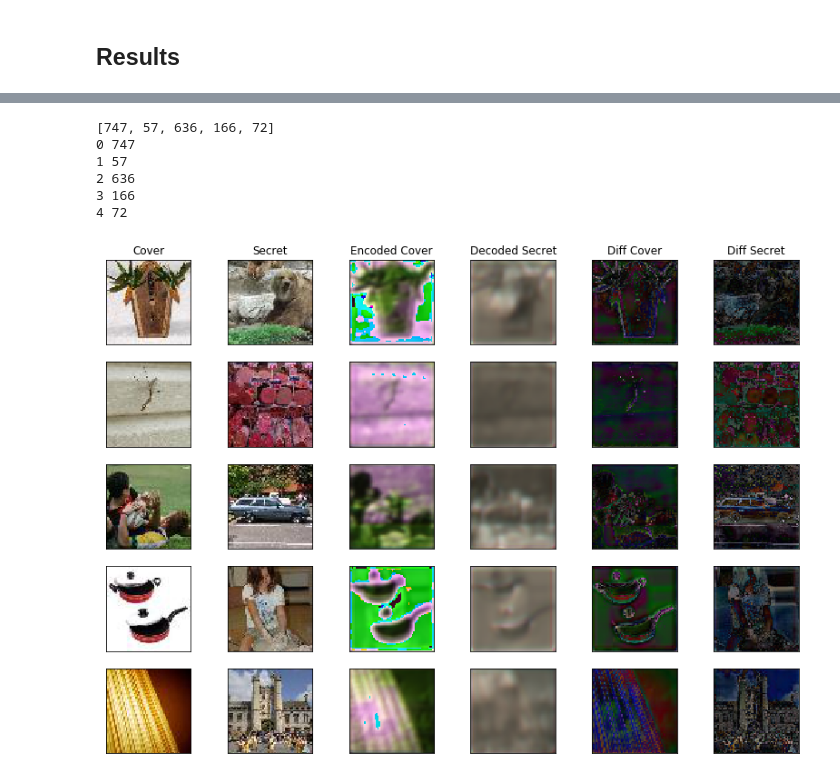
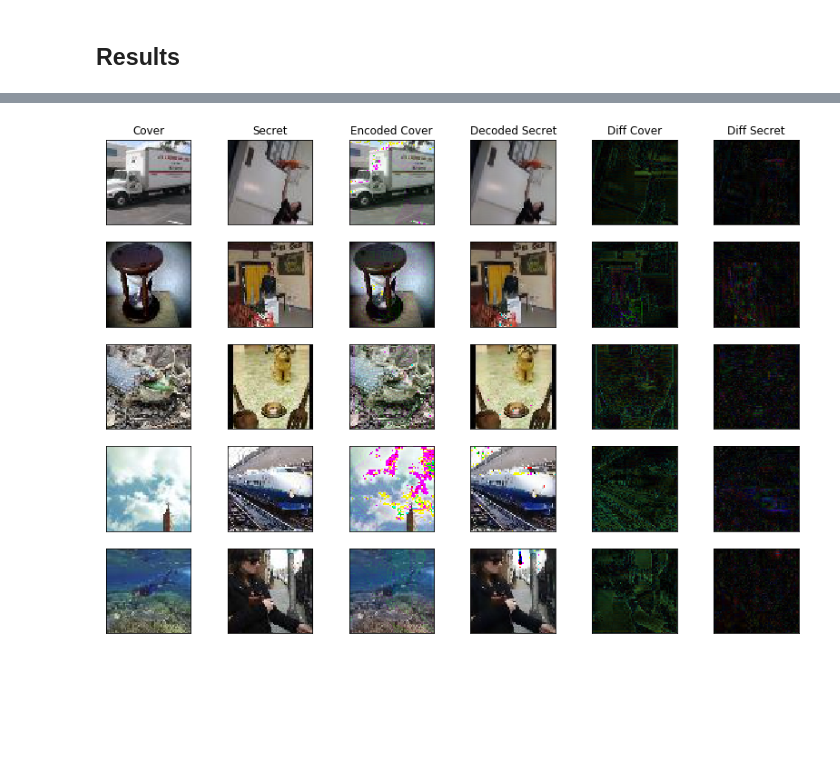
Before and after one commit to alexandremuzio/deep-steg, a Jupyter notebook: deep_steg.ipynb, the cells around one changed output, grey strips where cells are left out. Cells and saved outputs as stored; diff of their text form; code cells hidden in the pictures; blank space fills up the shorter version.

Commit message:
Adding training results

```diff
--- a/deep_steg.ipynb
+++ b/deep_steg.ipynb
@@ -382,4 +274,14 @@ encoder_model, reveal_model, autoencoder_model = make_model(input_S.shape[1:])
 # SVG(model_to_dot(autoencoder_model).create(prog='dot', format='svg'))
 # %% [markdown]
 ## Training
+# %%
+def lr_schedule(epoch_idx):
+    if epoch_idx < 200:
+        return 0.001
+    elif epoch_idx < 400:
+        return 0.0003
+    elif epoch_idx < 600:
+        return 0.0001
+    else:
+        return 0.00003
 # %%
@@ -409,23 +297,30 @@ KeyboardInterrupt:
 # %%
-NB_EPOCHS = 50
+NB_EPOCHS = 1000
 BATCH_SIZE = 32
 
 m = input_S.shape[0]
 for epoch in range(NB_EPOCHS):
-    random.shuffle(input_S)
-    random.shuffle(input_C)
+    np.random.shuffle(input_S)
+    np.random.shuffle(input_C)
 
-    t = tqdm(range(, input_S.shape[0], BATCH_SIZE),mininterval=0)
+    t = tqdm(range(0, input_S.shape[0], BATCH_SIZE),mininterval=0)
+    ae_loss = []
+    rev_loss = []
     for idx in t:
+
         batch_S = input_S[idx:min(idx + BATCH_SIZE, m)]
         batch_C = input_C[idx:min(idx + BATCH_SIZE, m)]
 
         C_prime = encoder_model.predict([batch_S, batch_C])
 
-        ae_loss = autoencoder_model.train_on_batch(x=[batch_S, batch_C],
-                                                   y=np.concatenate((batch_S, batch_C),axis=3))
-        dec_loss =reveal_model.train_on_batch(x=C_prime,
-                                              y=batch_S)
+        ae_loss.append(autoencoder_model.train_on_batch(x=[batch_S, batch_C],
+                                                   y=np.concatenate((batch_S, batch_C),axis=3)))
+        rev_loss.append(reveal_model.train_on_batch(x=C_prime,
+                                              y=batch_S))
 
-        t.set_description('Epoch {} | Batch: {} of {}. Loss {}'.format(epoch + 1, idx, m, str(round(ae_loss,3))))
+        # Update learning rate
+        K.set_value(autoencoder_model.optimizer.lr, lr_schedule(epoch))
+        K.set_value(reveal_model.optimizer.lr, lr_schedule(epoch))
+
+        t.set_description('Epoch {} | Batch: {:3} of {}. Loss AE {:10.2f} | Loss Rev {:10.2f}'.format(epoch + 1, idx, m, np.mean(ae_loss), np.mean(rev_loss)))
 # %% [output]
@@ -433,3 +339,3 @@ SyntaxError: invalid syntax (<ipython-input-110-453a0eb9259c>, line 9)
 # %%
 # Load model
-# autoencoder_model.load_weights('models/small_train_checkpoint.hdf5')
+autoencoder_model.load_weights('models/small_train_checkpoint.hdf5')
@@ -487,7 +402,7 @@ SHOW_GRAY = False
 SHOW_DIFF = True
 
 # Diff enhance magnitude
-ENHANCE = 1
+ENHANCE = 3
 
 n = 5
 
@@ -500,39 +415,31 @@ def show_image(img, n_rows, n_col, idx, gray=False, first_row=False, title=None)
         plt.imshow(rgb2gray(img), cmap = plt.get_cmap('gray'))
     else:
         plt.imshow(img)
     ax.get_xaxis().set_visible(False)
     ax.get_yaxis().set_visible(False)
     if first_row:
         plt.title(title)
 
 plt.figure(figsize=(14, 10))
 rand_indx = [random.randint(0, 1000) for x in range(n)]
-print (rand_indx)
 # for i, idx in enumerate(range(0, n)):
 for i, idx in enumerate(rand_indx):
-    print (i, idx)
     n_col = 6 if SHOW_DIFF else 4
 
     show_image(input_C[idx], n, n_col, i * n_col + 1, gray=SHOW_GRAY, first_row=i==0, title='Cover')
 
     show_image(input_S[idx], n, n_col, i * n_col + 2, gray=SHOW_GRAY, first_row=i==0, title='Secret')
 
     show_image(decoded_C[idx], n, n_col, i * n_col + 3, gray=SHOW_GRAY, first_row=i==0, title='Encoded Cover')
 
     show_image(decoded_S[idx], n, n_col, i * n_col + 4, gray=SHOW_GRAY, first_row=i==0, title='Decoded Secret')
 
 
     if SHOW_DIFF:
         show_image(np.multiply(diff_C[idx], ENHANCE), n, n_col, i * n_col + 5, gray=SHOW_GRAY, first_row=i==0, title='Diff Cover')
 
         show_image(np.multiply(diff_S[idx], ENHANCE), n, n_col, i * n_col + 6, gray=SHOW_GRAY, first_row=i==0, title='Diff Secret')
 
 plt.show()
 # %% [output]
-[747, 57, 636, 166, 72]
-0 747
-1 57
-2 636
-3 166
-4 72
-[figure, old version]
+[figure, new version]
```
Also changed, not shown: parts of 9 cells of this notebook.
